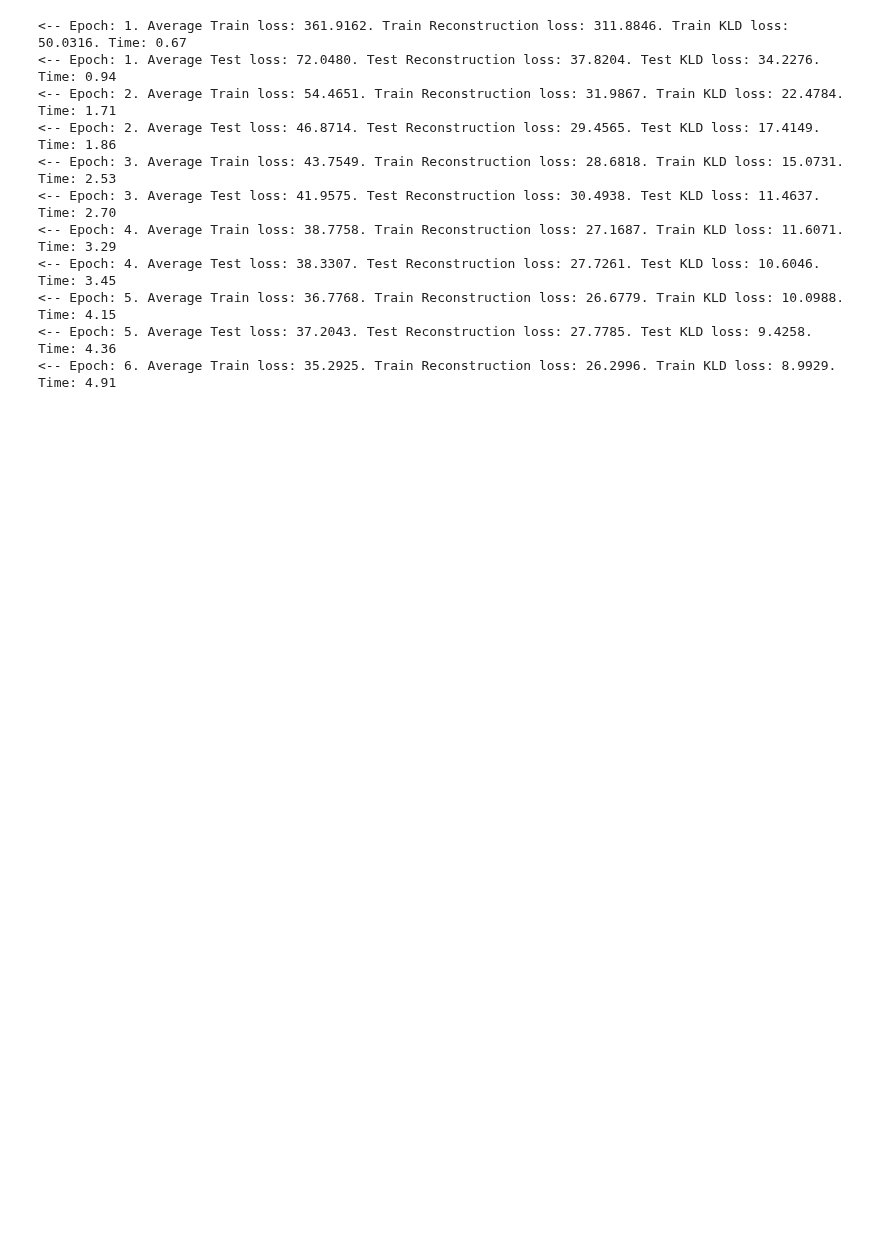
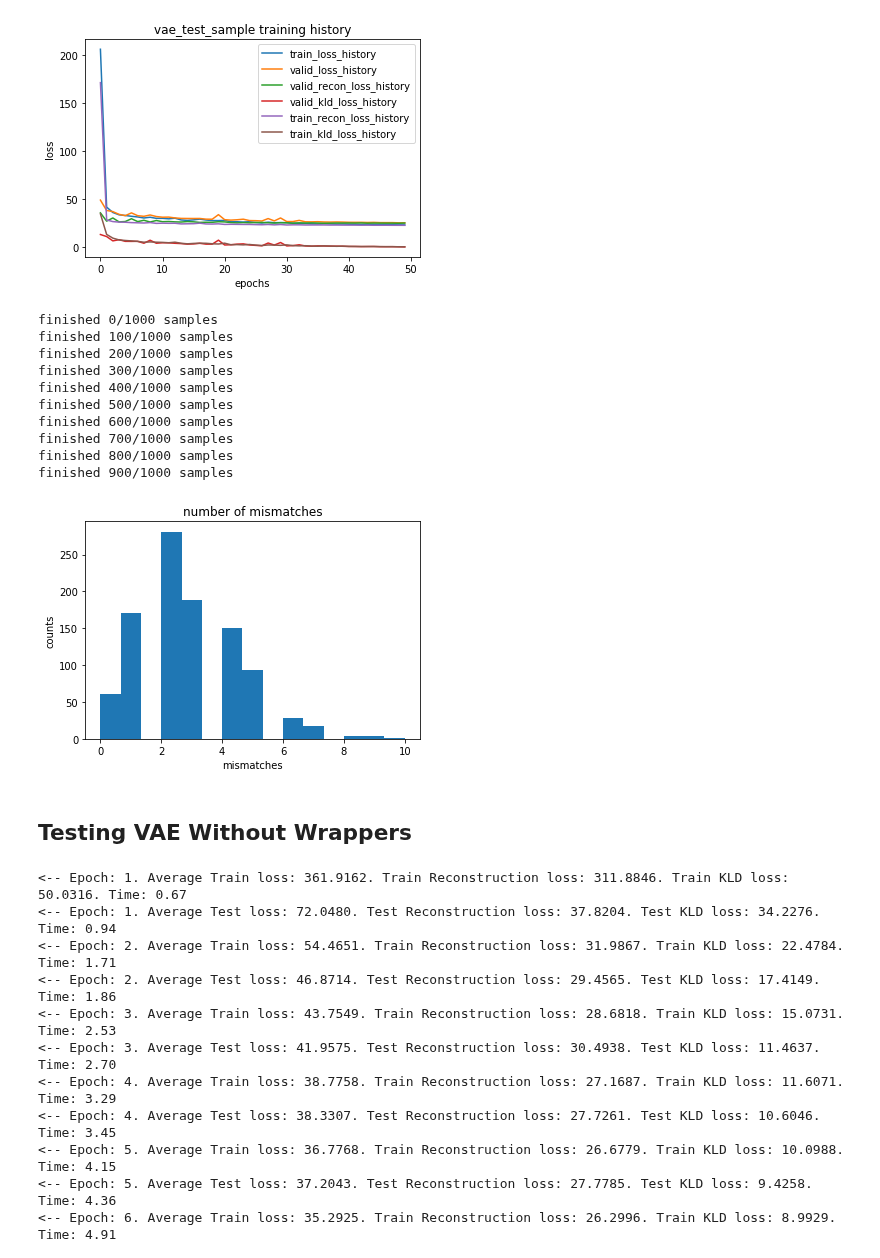
Before and after one commit to j316chuck/generative-model-experiments, a Jupyter notebook: vae.ipynb, the cells around one changed output. Cells and saved outputs as stored; diff of their text form; code cells hidden in the pictures; blank space fills up the shorter version.

Commit message:
done with data pipeline for vae

```diff
--- a/vae.ipynb
+++ b/vae.ipynb
@@ -88,0 +323,68 @@ class VAE(nn.Module):
+# %%
+X_train, X_test, y_train, y_test = load_gfp_data("./data/gfp_amino_acid_shuffle_")
+args = get_test_args()
+amino_acid_alphabet = get_all_amino_acids()
+amino_acid_wild_type = get_wild_type_amino_acid_sequence()
+one_hot_X_train = one_hot_encode(X_train[:args["num_data"]], amino_acid_alphabet)
+one_hot_X_valid = one_hot_encode(X_train[args["num_data"]:2*args["num_data"]], amino_acid_alphabet)
+one_hot_X_test = one_hot_encode(X_test[:args["num_data"]], amino_acid_alphabet)
+y_train, y_valid, y_test = y_train[:args["num_data"]], y_train[args["num_data"]:2*args["num_data"]], y_test[:args["num_data"]]
+train_dataset = TensorDataset(torch.from_numpy(one_hot_X_train).float(), torch.from_numpy(y_train.reshape(-1, 1)).float())
+valid_dataset = TensorDataset(torch.from_numpy(one_hot_X_valid).float(), torch.from_numpy(y_valid.reshape(-1, 1)).float())
+test_dataset = TensorDataset(torch.from_numpy(one_hot_X_test).float(), torch.from_numpy(y_test.reshape(-1, 1)).float())
+train_loader = DataLoader(train_dataset, batch_size=args["batch_size"], shuffle=True)
+valid_loader = DataLoader(valid_dataset, batch_size=args["batch_size"], shuffle=True)
+test_loader = DataLoader(test_dataset, batch_size=args["batch_size"], shuffle=True)
+# %%
+torch.manual_seed(np.random.randint(0, 1000))
+vae = GenerativeVAE(args)
+logger = open("./logs/vae/{0}.txt".format(vae.name), "w")
+print("model architecture:", file=logger)
+vae.show_model(logger)
+print("*" * 50 + "\ntraining model on train and validation datasets...", file=logger)
+vae.fit(train_dataloader=train_loader, valid_dataloader=valid_loader, verbose=True, logger=logger, save_model=True)
+vae.plot_model("./logs/vae/{0}_model_architecture".format(vae.name))
+vae.plot_history("./logs/vae/{0}_training_history.png".format(vae.name))
+print("*" * 50 + "\nevaluating model on test dataset:", file=logger)
+vae.evaluate(dataloader=test_loader, verbose=True, logger=logger)
+if logger:
+    logger.close()
+num_samples = 1000
+vocabulary = get_all_amino_acids()
+num_characters = len(get_all_amino_acids())
+index_to_character = dict(zip(range(num_characters), vocabulary))
+wild_type = get_wild_type_amino_acid_sequence()
+
+z = np.random.sample((num_samples, 20))
+outputs = vae.decoder(torch.tensor(z).float(), softmax=True)
+outputs = outputs.detach().numpy()
+mismatches, all_strings = [], []
+for i in range(outputs.shape[0]):
+    string = []
+    for j in range(outputs.shape[1]):
+        k = np.random.choice(list(range(num_characters)), p = outputs[i, j])
+        string.append(index_to_character[k])
+    all_strings.append("".join(string))
+    mismatches.append(count_substring_mismatch(wild_type, all_strings[-1]))
+    if i % 100 == 0:
+        print("finished {0}/{1} samples".format(i, num_samples))
+
+
+plt.title("number of mismatches")
+plt.hist(mismatches, bins=15)
+plt.xlabel("mismatches")
+plt.ylabel("counts")
+plt.savefig("./logs/vae/{0}_mismatches_from_wild_type.png".format(vae.name))
+# %% [output]
+[figure, added]
+finished 0/1000 samples
+finished 100/1000 samples
+finished 200/1000 samples
+finished 300/1000 samples
+finished 400/1000 samples
+finished 500/1000 samples
+finished 600/1000 samples
+finished 700/1000 samples
+finished 800/1000 samples
+finished 900/1000 samples
+[figure, added]
@@ -89,3 +409,5 @@ class VAE(nn.Module):
+# %% [markdown]
+## Testing VAE Without Wrappers
 # %%
 torch.manual_seed(np.random.randint(0, 1000))
 train_losses, test_losses, train_kld_loss, test_kld_loss, train_recon_loss, test_recon_loss = [], [], [], [], [], []
```
Also changed, not shown: parts of 11 cells of this notebook, 48 other files.
